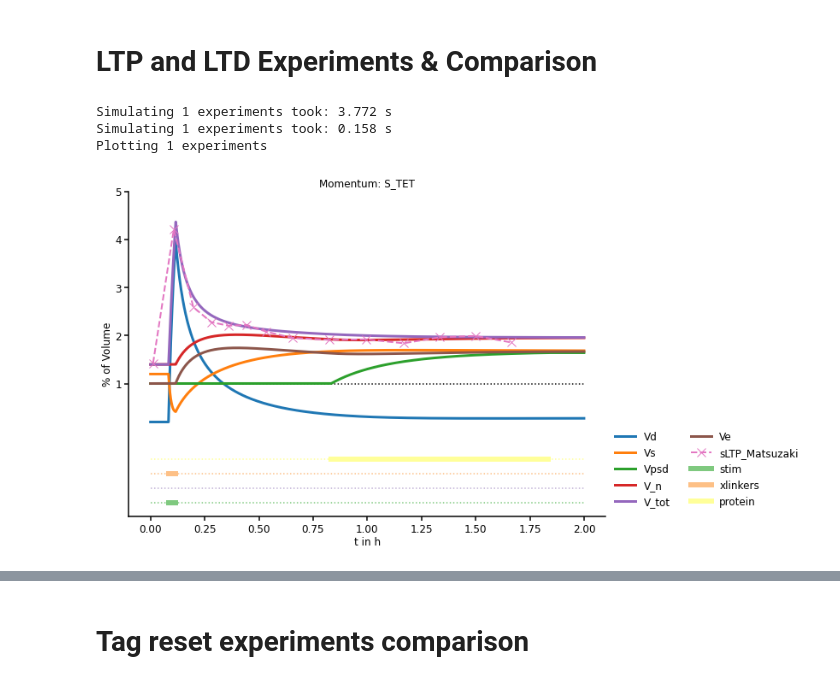
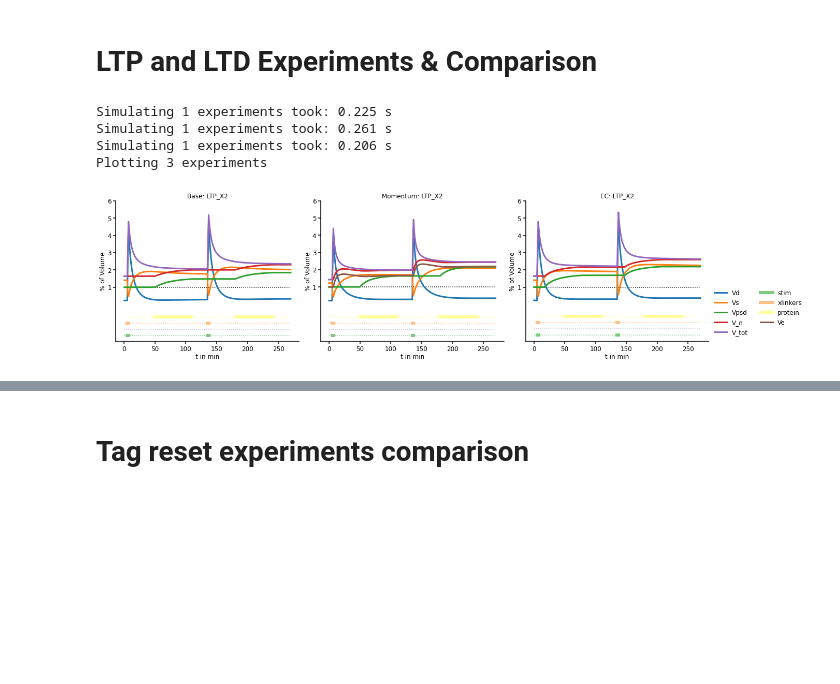
Before and after one commit to ngr-francesco/virtual_lab, a Jupyter notebook: examples/Simulation_results.ipynb, the cells around one changed output, grey strips where cells are left out. Drawn from its saved outputs; the diff is of its cells as text; code cells hidden in the pictures; blank space fills up the shorter version.

Commit message:
added plotting features and fixed minor bugs, additional plasticity experiments added

```diff
--- a/examples/Simulation_results.ipynb
+++ b/examples/Simulation_results.ipynb
@@ -246,19 +246,21 @@ ECExperiments.experiments[2].protein
 # %%
 LTP_LTD = Experiments([S_TET,LTD,W_TET,W_LFS])
 W_TET.T = 20*3600
-NO_STIMULI.T = 10*3600
+NO_STIMULI.T = 20*3600
 #mom_model.stop_recording_variables("V_n")
-for model in ["Momentum"]:
-    Sim.switch_model(model)
-    if model == "EC":
-        _ = Sim.run_experiments(ECExperiments)
-    else:
-        stoc = Sim.run_experiments(S_TET,n_of_runs=10,stochastic=True,termalize=True,record_termalization=False)
-        det = Sim.run_experiments(S_TET)
-Sim.plot_volumes(filename = "pass.pdf",time_unit = "h")
+LTP_LTD_NAMES = ["W_LFS","S_TET","LTD","W_TET"]
+for exp in ["LTP_X2"]:
+    for model in Sim.models:
+        Sim.switch_model(model)
+        if model == "EC":
+            _ = Sim.run_experiments(ECExperiments.get_experiment(exp))#,n_of_runs=10,stochastic=True,termalize=True,record_termalization=False)
+        else:
+            _ = Sim.run_experiments(BasicExperiments.get_experiment(exp))#,n_of_runs=10,stochastic=True,termalize=True,record_termalization=False)
+    Sim.plot_comparison(filename = f"{exp}_all_models.png",time_unit = "min")
 # %% [output]
-Simulating 1 experiments took: 3.772 s
-Simulating 1 experiments took: 0.158 s
-Plotting 1 experiments
+Simulating 1 experiments took: 0.225 s
+Simulating 1 experiments took: 0.261 s
+Simulating 1 experiments took: 0.206 s
+Plotting 3 experiments
-[figure, old version]
+[figure, new version]
 # %%
```
Also changed, not shown: parts of 8 cells of this notebook, 3 other files.
